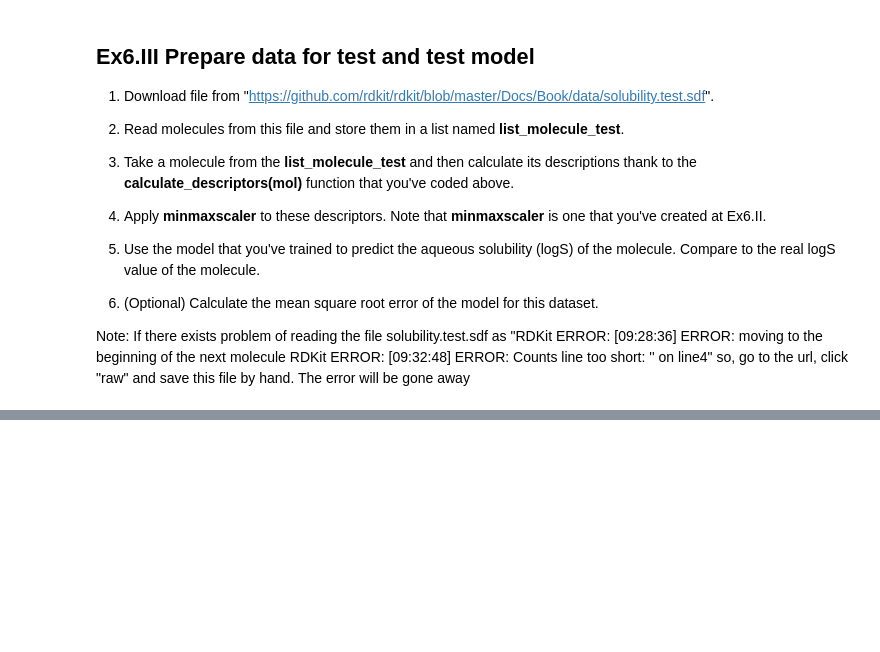
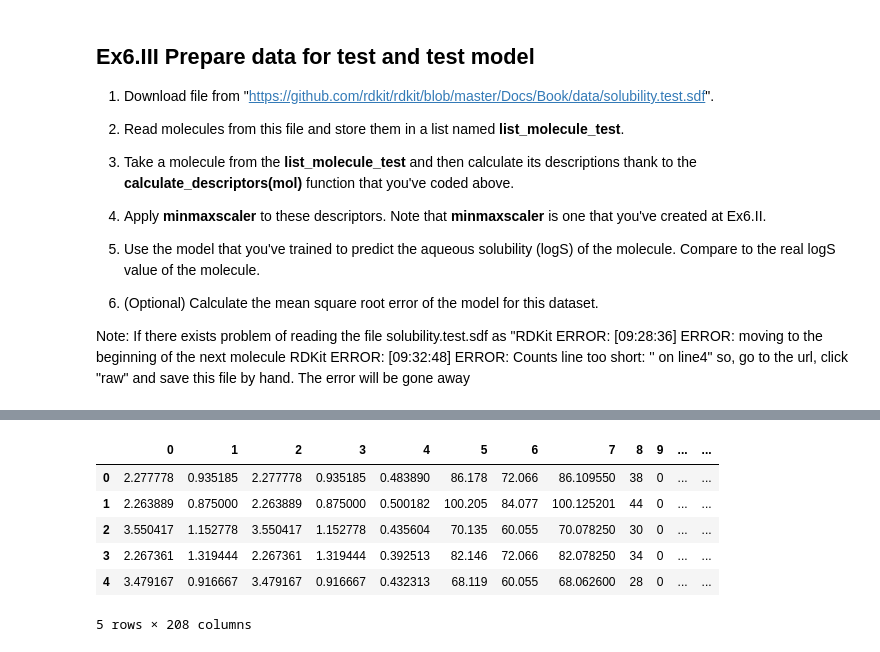
Before and after one commit to Coartix/ML-BIO, a Jupyter notebook: 2.ML_Molecules/ 1.molecules_representations_etudiants.ipynb, the cells around one changed output, grey strips where cells are left out. Cells and saved outputs as stored; diff of their text form; code cells hidden in the pictures; blank space fills up the shorter version.

Commit message:
TP1 molecule done

```diff
--- a/2.ML_Molecules/ 1.molecules_representations_etudiants.ipynb
+++ b/2.ML_Molecules/ 1.molecules_representations_etudiants.ipynb
@@ -446,0 +425,15 @@ solubility.test.sdf 100%[===================>] 320,24K  --.-KB/s    in 0,09s
+# %%
+# 2. Read molecules from this file and store them in a list named **list_molecule_test**.
+list_molecule_test = rdkit.Chem.SDMolSupplier("data/solubility.test.sdf", removeHs=False)
+# %%
+# 3. Take a molecule from the **list_molecule_test** and then calculate its descriptions thank to the **calculate_descriptors(mol)** function that you've coded above.
+df_test = pd.DataFrame([calculate_descriptors(mol) for mol in list_molecule_test])
+df_test.head()
+# %% [output]
+|  | 0 | 1 | 2 | 3 | 4 | 5 | 6 | 7 | 8 | 9 | ... | ... |
+| 0 | 2.277778 | 0.935185 | 2.277778 | 0.935185 | 0.483890 | 86.178 | 72.066 | 86.109550 | 38 | 0 | ... | ... |
+| 1 | 2.263889 | 0.875000 | 2.263889 | 0.875000 | 0.500182 | 100.205 | 84.077 | 100.125201 | 44 | 0 | ... | ... |
+| 2 | 3.550417 | 1.152778 | 3.550417 | 1.152778 | 0.435604 | 70.135 | 60.055 | 70.078250 | 30 | 0 | ... | ... |
+| 3 | 2.267361 | 1.319444 | 2.267361 | 1.319444 | 0.392513 | 82.146 | 72.066 | 82.078250 | 34 | 0 | ... | ... |
+| 4 | 3.479167 | 0.916667 | 3.479167 | 0.916667 | 0.432313 | 68.119 | 60.055 | 68.062600 | 28 | 0 | ... | ... |
+5 rows × 208 columns
```
Also changed, not shown: parts of 6 cells of this notebook.
